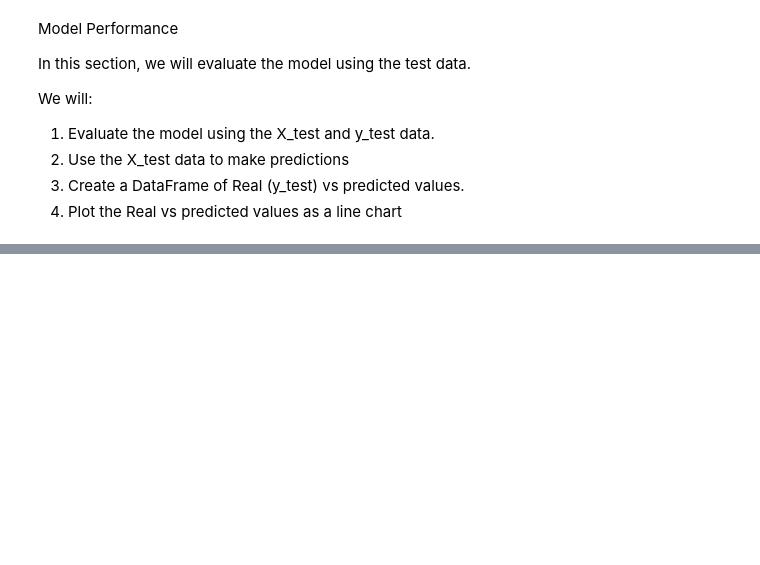
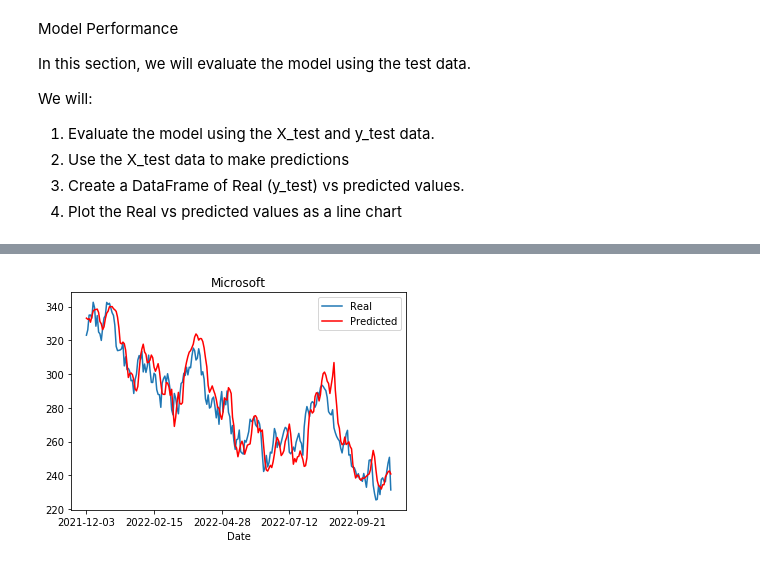
Before and after one commit to namir17/tweets-and-stocks, a Jupyter notebook: ML_models/LSTM.ipynb, the cells around one changed output, grey strips where cells are left out. Cells and saved outputs as stored; diff of their text form; code cells hidden in the pictures; blank space fills up the shorter version.

```diff
--- a/ML_models/LSTM.ipynb
+++ b/ML_models/LSTM.ipynb
@@ -500,0 +478,4 @@ plot_prediction(pred_)
+# %%
+plot_prediction(pred_msft, "Microsoft")
+# %% [output]
+[figure, added]
```
Also changed, not shown: parts of 37 cells of this notebook, 1 other file.
